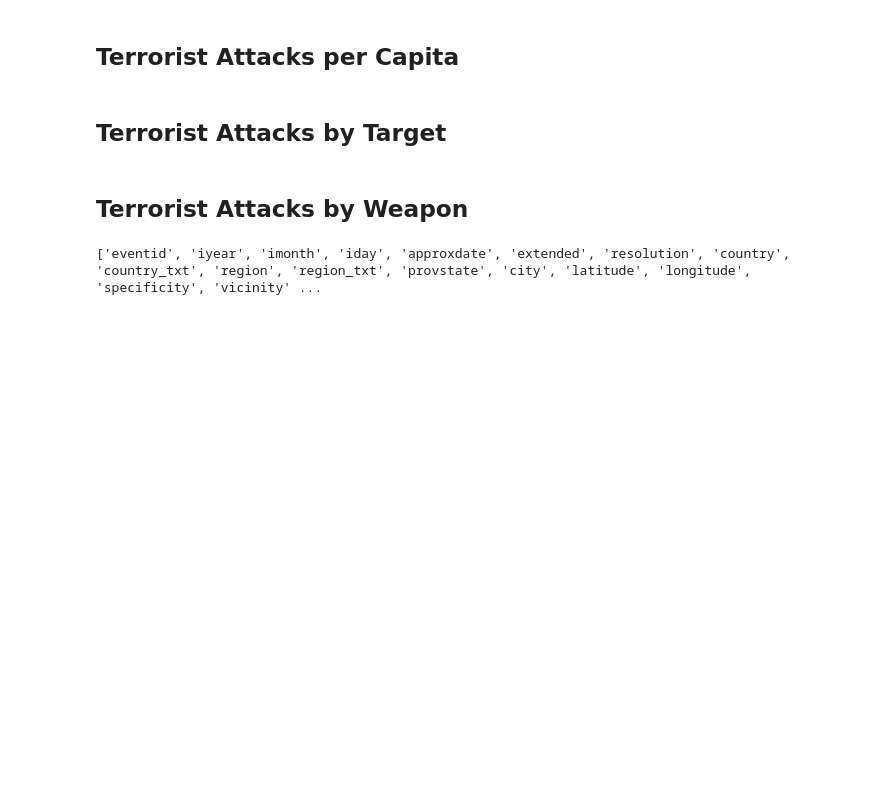
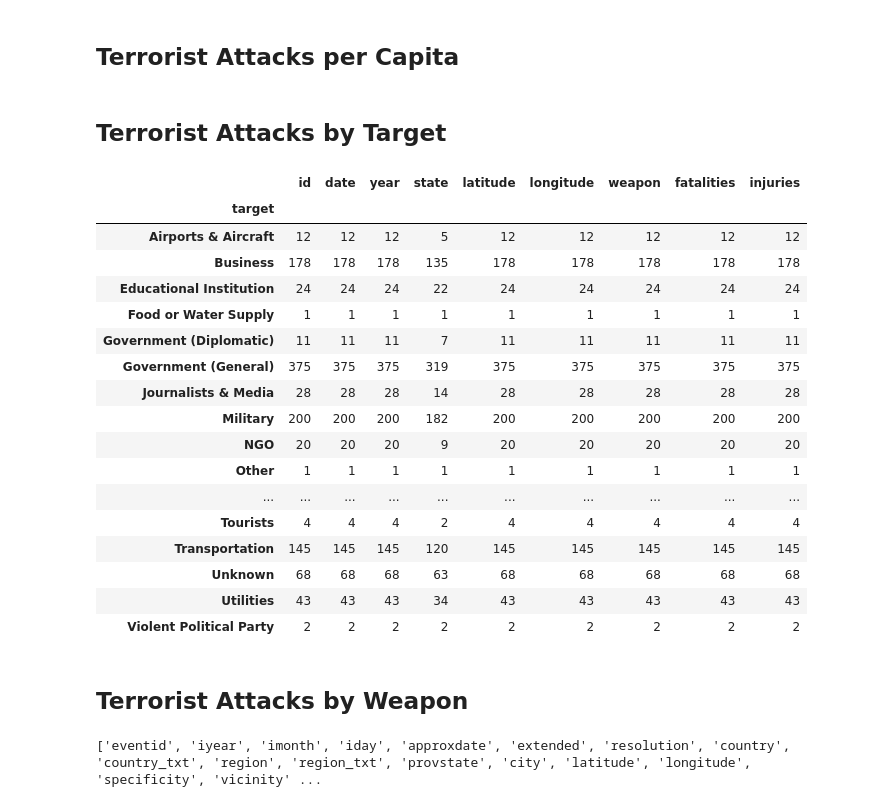
Before and after one commit to maks-sh/Visualization-of-Global-Terrorism-Database, a Jupyter notebook: Terror.ipynb, the cells around one changed output. Drawn from its saved outputs; the diff is of its cells as text; code cells hidden in the pictures; blank space fills up the shorter version.

```diff
--- a/Terror.ipynb
+++ b/Terror.ipynb
@@ -235,6 +297,27 @@ iplot(figure)
 ## Terrorist Attacks per Capita
 # %% [markdown]
 ## Terrorist Attacks by Target
+# %%
+terror_ru.groupby(by='target').count()
+# %% [output]
+|  | id | date | year | state | latitude | longitude | weapon | fatalities | injuries |
+| target |  |  |  |  |  |  |  |  |  |
+| Airports & Aircraft | 12 | 12 | 12 | 5 | 12 | 12 | 12 | 12 | 12 |
+| Business | 178 | 178 | 178 | 135 | 178 | 178 | 178 | 178 | 178 |
+| Educational Institution | 24 | 24 | 24 | 22 | 24 | 24 | 24 | 24 | 24 |
+| Food or Water Supply | 1 | 1 | 1 | 1 | 1 | 1 | 1 | 1 | 1 |
+| Government (Diplomatic) | 11 | 11 | 11 | 7 | 11 | 11 | 11 | 11 | 11 |
+| Government (General) | 375 | 375 | 375 | 319 | 375 | 375 | 375 | 375 | 375 |
+| Journalists & Media | 28 | 28 | 28 | 14 | 28 | 28 | 28 | 28 | 28 |
+| Military | 200 | 200 | 200 | 182 | 200 | 200 | 200 | 200 | 200 |
+| NGO | 20 | 20 | 20 | 9 | 20 | 20 | 20 | 20 | 20 |
+| Other | 1 | 1 | 1 | 1 | 1 | 1 | 1 | 1 | 1 |
+| ... | ... | ... | ... | ... | ... | ... | ... | ... | ... |
+| Tourists | 4 | 4 | 4 | 2 | 4 | 4 | 4 | 4 | 4 |
+| Transportation | 145 | 145 | 145 | 120 | 145 | 145 | 145 | 145 | 145 |
+| Unknown | 68 | 68 | 68 | 63 | 68 | 68 | 68 | 68 | 68 |
+| Utilities | 43 | 43 | 43 | 34 | 43 | 43 | 43 | 43 | 43 |
+| Violent Political Party | 2 | 2 | 2 | 2 | 2 | 2 | 2 | 2 | 2 |
 # %% [markdown]
 ## Terrorist Attacks by Weapon
 # %%
```
Also changed, not shown: parts of 13 cells of this notebook.
